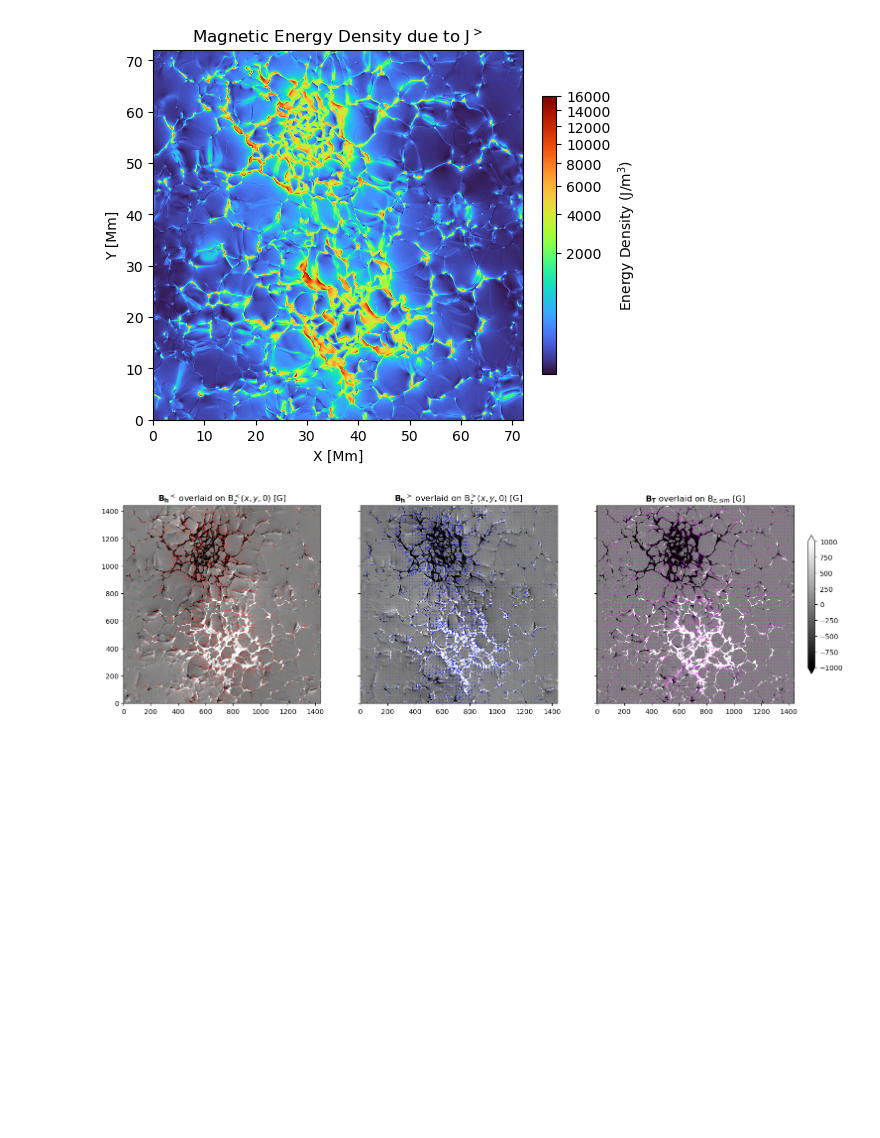
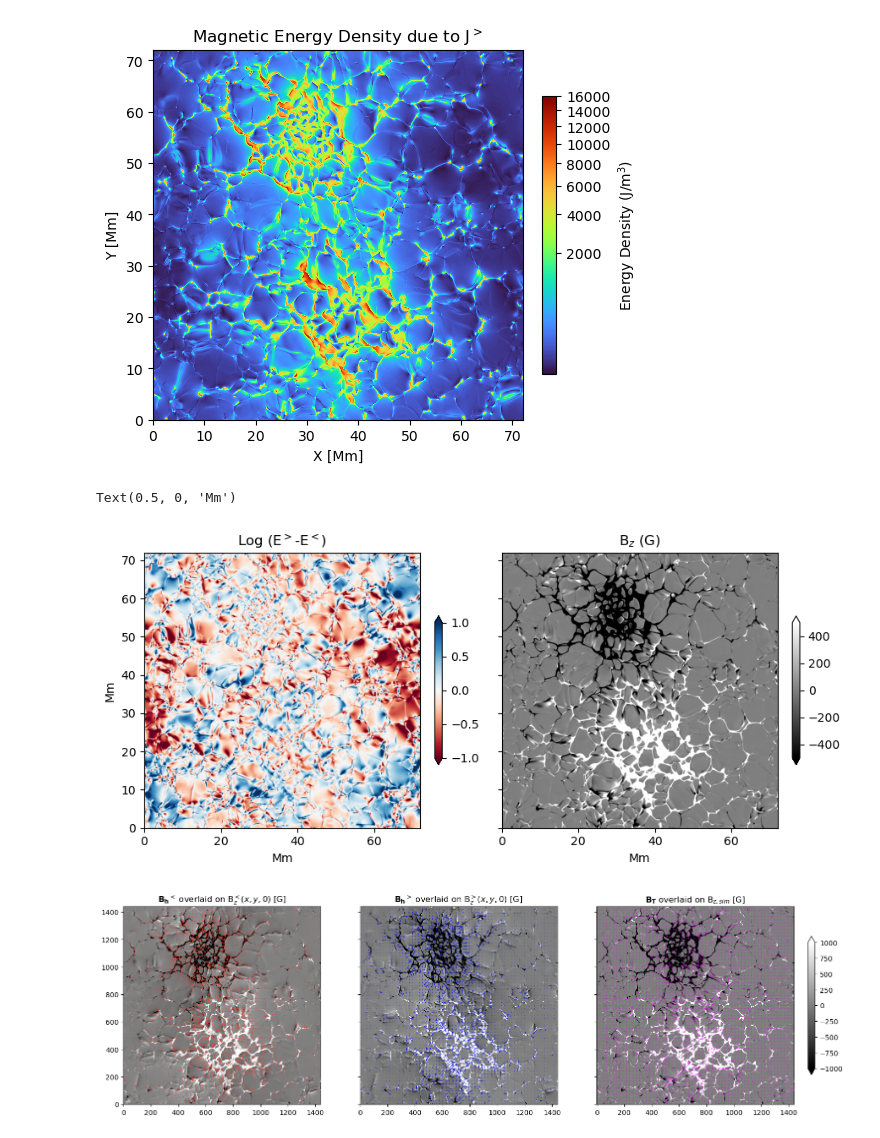
Before and after one commit to souvikita/plage_heating, a Jupyter notebook: python_codes/pl072050_analyis.ipynb, the cells around one changed output. Saved outputs shown, nothing was run; the diff lists cells and outputs as text; code cells hidden in the pictures; blank space fills up the shorter version.

```diff
--- a/python_codes/pl072050_analyis.ipynb
+++ b/python_codes/pl072050_analyis.ipynb
@@ -73,6 +73,32 @@ plt.ylabel('Y [Mm]')
 plt.savefig(os.path.join(os.environ['sim_dir'], 'sim_B_gt_energy_density.png'), dpi=300, bbox_inches='tight')
 # %% [output]
 [figure]
+# %%
+## Calculating the magnetic energy density <, > and difference between > and <
+Bltx_SI = Bltx_sim * 1e-4  # Convert to Tesla
+Blty_SI = Blty_sim * 1e-4
+Bltz_SI = Bltz_sim * 1e-4
+mu_0 = 1.257e-6 # Permeability of free space in T*m/A
+B_energy_density_lt = 0.5 * (Bltx_SI**2 + Blty_SI**2 + Bltz_SI**2) / mu_0
+# %%
+log_difference = np.log10(B_energy_density_gt) - np.log10(B_energy_density_lt)
+fig, ax = plt.subplots(nrows=1,ncols =2, sharex=True, sharey=True, figsize=(10,10))
+ax = ax.ravel()
+im = ax[0].imshow(log_difference, origin = 'lower', cmap ='RdBu',vmax=1., vmin=-1., extent =[0,0.05*Bgtx_sim.shape[0],0,0.05*Bgtx_sim.shape[1]])
+ax[0].set_title(r'Log (E$^{>}$-E$^{<}$)')
+ax[0].set_xlabel('Mm')
+ax[0].set_ylabel('Mm')
+
+plt.colorbar(im, fraction=0.025, extend='both')
+
+im = ax[1].imshow(Bz_sim, cmap='gray', vmax=500,vmin=-500,origin='lower', extent =[0,0.05*Bgtx_sim.shape[0],0,0.05*Bgtx_sim.shape[1]],
+            )
+ax[1].set_title(r'B$_{z}$ (G)')
+plt.colorbar(im, fraction=0.025, extend='both')
+ax[1].set_xlabel('Mm')
+# %% [output]
+Text(0.5, 0, 'Mm')
+[figure, added]
 # %%
 ny, nx = Bgtx_sim.shape
 x, y = np.meshgrid(np.arange(nx), np.arange(ny))
```
